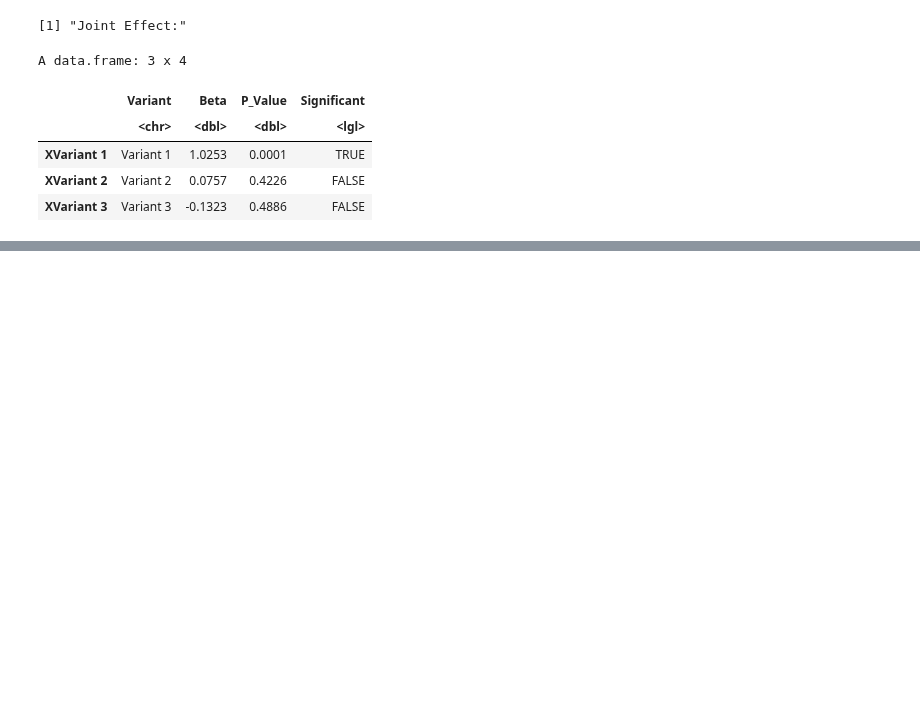
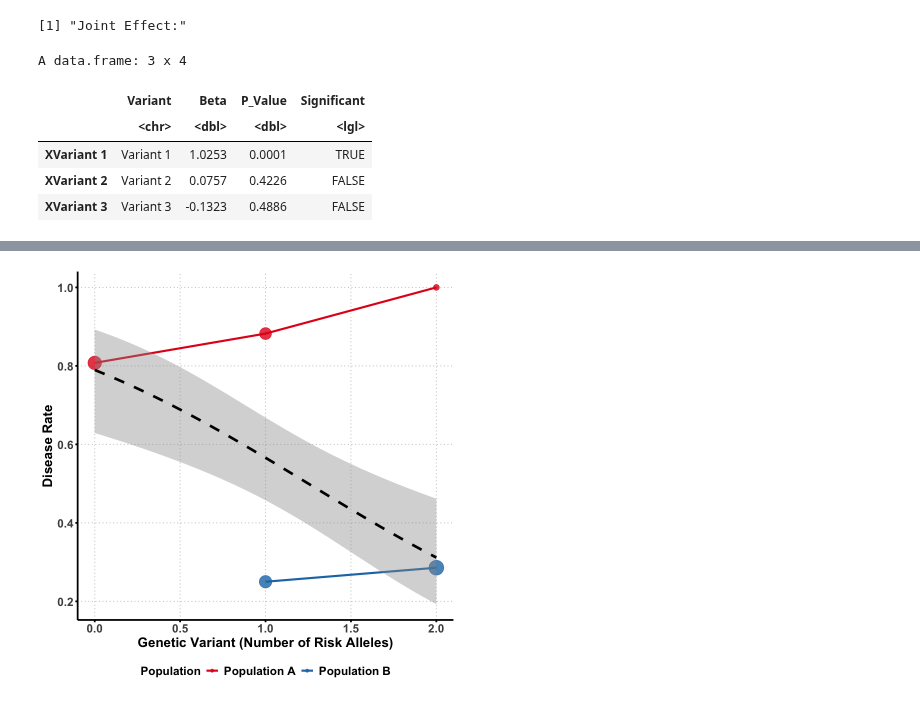
Before and after one commit to StatFunGen/statgen-prerequisites, a Jupyter notebook: marginal_joint_effects.ipynb, the cells around one changed output, grey strips where cells are left out. Saved outputs shown, nothing was run; the diff lists cells and outputs as text; code cells hidden in the pictures; blank space fills up the shorter version.

```diff
--- a/marginal_joint_effects.ipynb
+++ b/marginal_joint_effects.ipynb
@@ -169,0 +209,19 @@ A data.frame: 3 x 4
+# %%
+# Population B has generally lower disease risk (better healthcare/environment)
+# But the variant increases risk within each population
+baseline_risk <- ifelse(ancestry == 0, 0.8, 0.1)  # Pop A much higher baseline risk
+genetic_effect <- 0.1 * variant1  # Variant increases risk in both populations
+
+disease_prob <- baseline_risk + genetic_effect
+disease <- rbinom(N, 1, pmin(disease_prob, 1))  # Ensure prob ≤ 1
+
+# Create data frame
+data <- data.frame(
+  disease = disease,
+  variant1 = variant1,
+  ancestry = ancestry
+)
+
+# Check disease rates by population
+cat("Population A disease rate:", round(mean(data$disease[data$ancestry == 0]), 2), "\n")
+cat("Population B disease rate:", round(mean(data$disease[data$ancestry == 1]), 2), "\n")
@@ -169,0 +281,77 @@ A data.frame: 3 x 4
+# %%
+library(ggplot2)
+library(dplyr)
+
+# Use the same data from our example
+set.seed(42)
+N <- 100
+ancestry <- rbinom(N, 1, 0.5)
+variant1 <- ifelse(ancestry == 0,
+                  rbinom(sum(ancestry == 0), 2, 0.2),
+                  rbinom(sum(ancestry == 1), 2, 0.8))
+baseline_risk <- ifelse(ancestry == 0, 0.8, 0.1)
+genetic_effect <- 0.1 * variant1
+disease_prob <- baseline_risk + genetic_effect
+disease <- rbinom(N, 1, pmin(disease_prob, 1))
+
+# Create data frame with proper labels
+plot_data <- data.frame(
+  variant = variant1,
+  disease = disease,
+  ancestry = factor(ancestry, levels = c(0, 1), labels = c("Population A", "Population B"))
+)
+
+# Calculate summary statistics for each group
+summary_stats <- plot_data %>%
+  group_by(ancestry, variant) %>%
+  summarise(
+    disease_rate = mean(disease),
+    n = n(),
+    .groups = 'drop'
+  )
+
+# Create the plot
+p <- ggplot(summary_stats, aes(x = variant, y = disease_rate)) +
+  # Points for each ancestry group
+  geom_point(aes(color = ancestry, size = n), alpha = 0.8) +
+  geom_line(aes(color = ancestry, group = ancestry), linewidth = 1.2) +
+
+  # Overall trend line (ignoring ancestry)
+  geom_smooth(data = plot_data, aes(x = variant, y = disease),
+              method = "glm", method.args = list(family = "binomial"),
+              se = TRUE, color = "black", linetype = "dashed", linewidth = 1.5) +
+
+  scale_color_manual(values = c("Population A" = "#E31A1C", "Population B" = "#1F78B4")) +
+  scale_size_continuous(range = c(3, 8), guide = "none") +
+
+  labs(
+    x = "Genetic Variant (Number of Risk Alleles)",
+    y = "Disease Rate",
+    color = "Population"
+      ) +
+
+  theme_minimal() +
+  theme(
+    text = element_text(size = 14, face = "bold"),
+    plot.title = element_blank(),
+    axis.text = element_text(size = 14, face = "bold"),
+    axis.title = element_text(size = 16, face = "bold"),
+    legend.text = element_text(size = 14, face = "bold"),
+    legend.position = "bottom",  # Position legend at the bottom
+    panel.grid.major = element_line(color = "gray", linetype = "dotted"),
+    panel.grid.minor = element_blank(),
+    axis.line = element_line(linewidth = 1),
+    axis.ticks = element_line(size = 1),
+    # Add transparent backgrounds
+    panel.background = element_rect(fill = "transparent", color = NA),
+    plot.background = element_rect(fill = "transparent", color = NA)
+  )
+# Display the plot
+print(p)
+
+# Save with transparent background
+ggsave("./cartoons/marginal_joint_effects.png", plot = p,
+       width = 8, height = 8,
+       bg = "transparent",
+       dpi = 300)
+# %% [output]
@@ -169,0 +360 @@ A data.frame: 3 x 4
+[figure, added]
```
Also changed, not shown: parts of 23 cells of this notebook, 8 other files.
